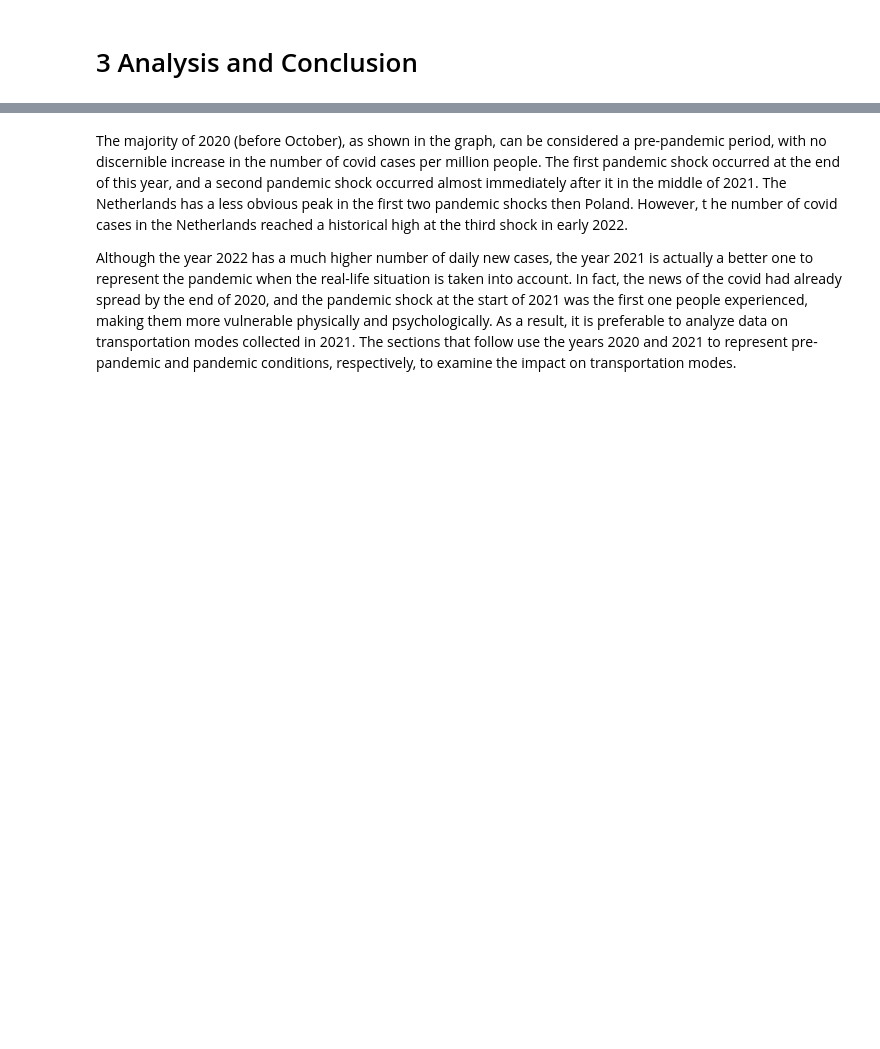
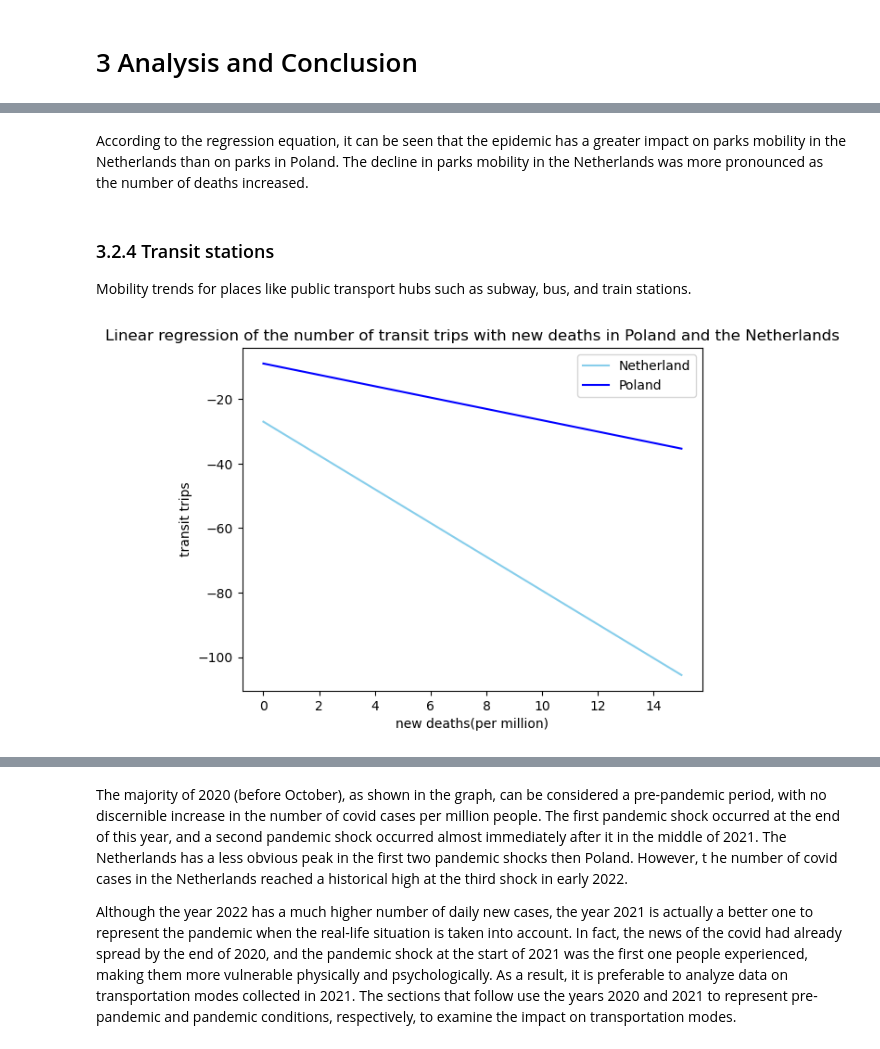
Before and after one commit to cynthiacai56/TIL6022-Project, a Jupyter notebook: project_main.ipynb, the cells around one changed output, grey strips where cells are left out. Drawn from its saved outputs; the diff is of its cells as text; code cells hidden in the pictures; blank space fills up the shorter version.

```diff
--- a/project_main.ipynb
+++ b/project_main.ipynb
@@ -97,0 +237,45 @@ This research gives a good indication of the impact of COVID on mobility in coun
+# %% [markdown]
+According to the regression equation, it can be seen that the epidemic has a greater impact on parks mobility in the Netherlands than on parks in Poland. The decline in parks mobility in the Netherlands was more pronounced as the number of deaths increased.
+# %% [markdown]
+### 3.2.4 Transit stations
+
+Mobility trends for places like public transport hubs such as subway, bus, and train stations.
+# %%
+# Import a linear regression model
+lrModel_transit_nl = LinearRegression()
+#Select independent and dependent variables.
+x = df_Mobility_Data[['new_deaths_per_million_nl']]
+y = df_Mobility_Data[['NL_transit']]
+lrModel_transit_nl.fit(x,y)
+lrModel_transit_nl.score(x,y)
+#View intercept
+alpha_transit_nl = lrModel_transit_nl.intercept_[0]
+
+#View slope
+beta_transit_nl = lrModel_transit_nl.coef_[0][0]
+
+#Do the same regression analysis on the Polish data
+lrModel_transit_pl = LinearRegression()
+
+x = df_Mobility_Data[['new_deaths_per_million_pl']]
+y = df_Mobility_Data[['PL_transit']]
+lrModel_transit_pl.fit(x,y)
+lrModel_transit_pl.score(x,y)
+#View intercept
+alpha_transit_pl = lrModel_transit_pl.intercept_[0]
+
+#View slope
+beta_transit_pl = lrModel_transit_pl.coef_[0][0]
+
+#Plot
+plt.title('Linear regression of the number of transit trips with new deaths in Poland and the Netherlands')
+x1=np.linspace(0,15)
+plt.plot(x1, alpha_transit_nl+beta_transit_nl*x1, color='skyblue', label='Netherland')
+plt.plot(x1, alpha_transit_pl+beta_transit_pl*x1, color='blue', label='Poland')
+plt.legend()
+
+plt.xlabel('new deaths(per million)')
+plt.ylabel('transit trips')
+plt.show()
+# %% [output]
+[figure, added]
```
Also changed, not shown: parts of 51 cells of this notebook.
